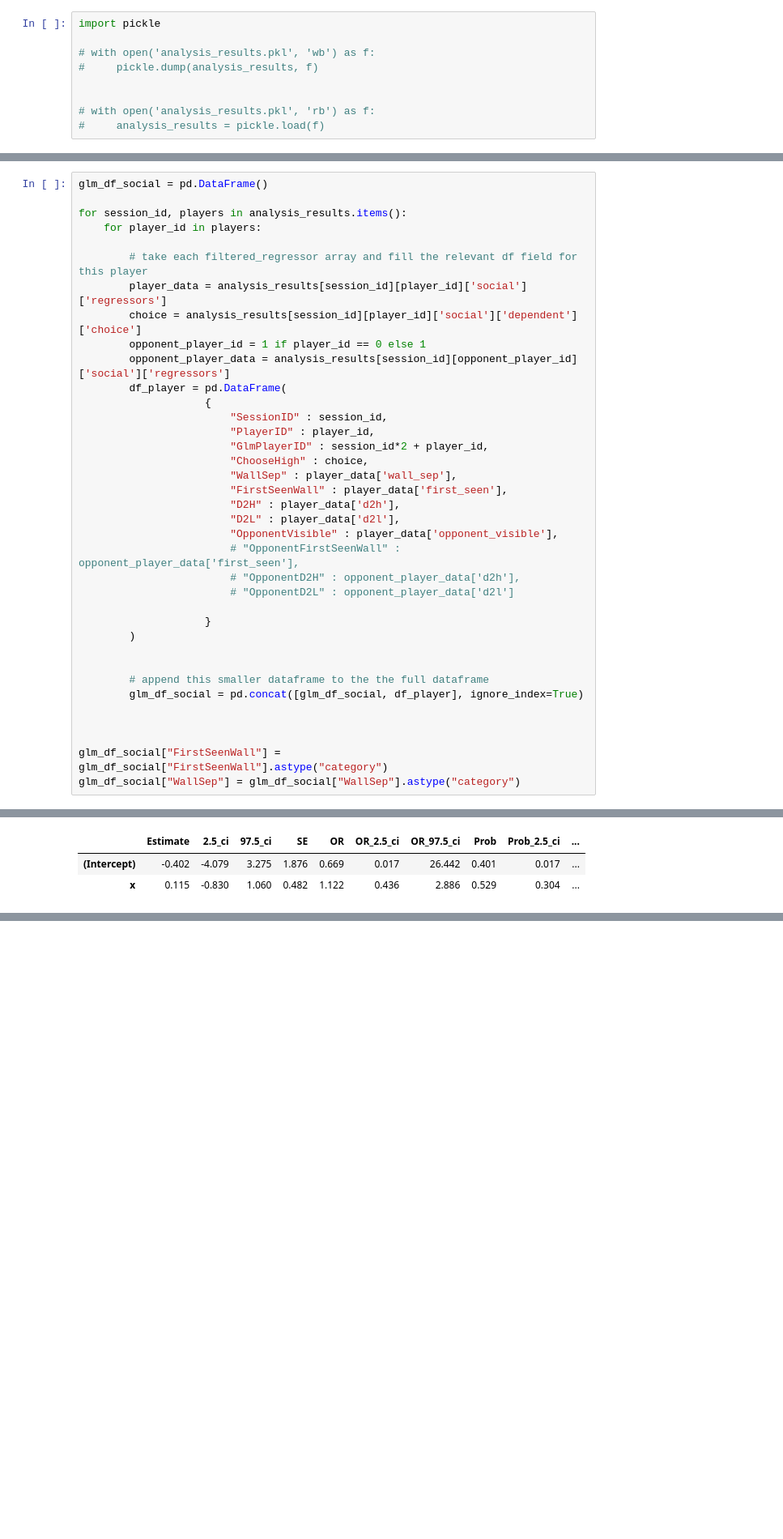
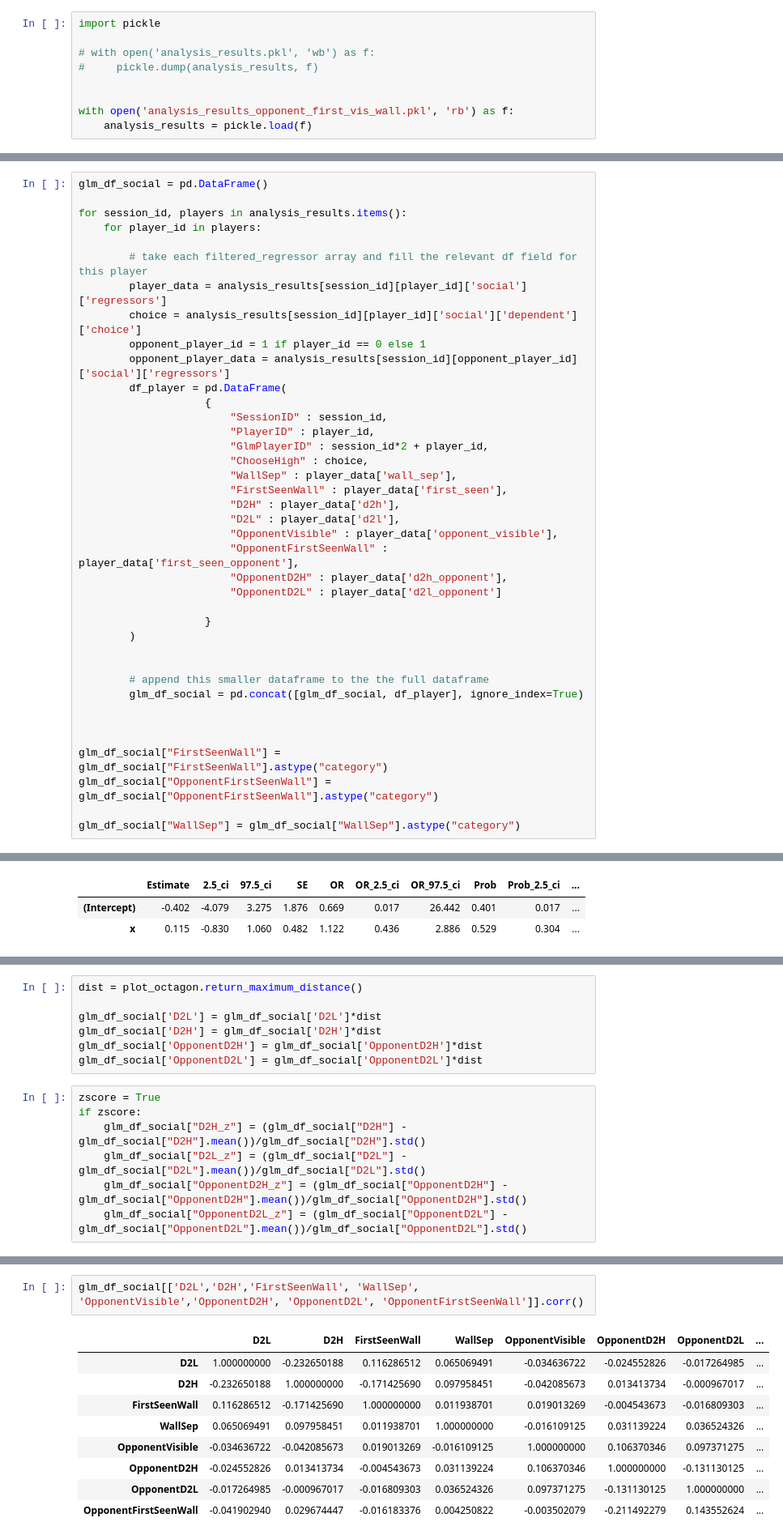
Before and after one commit to tomhagley6/octagon_analysis, a Jupyter notebook: sandbox/GLM_sandbox3.ipynb, the cells around one changed output, grey strips where cells are left out. Shown: that part at 81% size. Saved outputs shown, nothing was run; the diff lists cells and outputs as text; blank space fills up the shorter version.

```diff
--- a/sandbox/GLM_sandbox3.ipynb
+++ b/sandbox/GLM_sandbox3.ipynb
@@ -659,8 +457,8 @@ import pickle
 #     pickle.dump(analysis_results, f)
 
 
-# with open('analysis_results.pkl', 'rb') as f:
-#     analysis_results = pickle.load(f)
+with open('analysis_results_opponent_first_vis_wall.pkl', 'rb') as f:
+    analysis_results = pickle.load(f)
 # %% [markdown]
 #### Populate a dataframe, with a row for each trial, and fields for regressors (only including trials with fully-populated regressors)
 # %%
@@ -685,9 +483,9 @@ for session_id, players in analysis_results.items():
                         "D2H" : player_data['d2h'],
                         "D2L" : player_data['d2l'],
                         "OpponentVisible" : player_data['opponent_visible'],
-                        # "OpponentFirstSeenWall" : opponent_player_data['first_seen'],
-                        # "OpponentD2H" : opponent_player_data['d2h'],
-                        # "OpponentD2L" : opponent_player_data['d2l']
+                        "OpponentFirstSeenWall" : player_data['first_seen_opponent'],
+                        "OpponentD2H" : player_data['d2h_opponent'],
+                        "OpponentD2L" : player_data['d2l_opponent']
 
                     }
         )
@@ -699,6 +497,8 @@ for session_id, players in analysis_results.items():
 
 
 glm_df_social["FirstSeenWall"] = glm_df_social["FirstSeenWall"].astype("category")
+glm_df_social["OpponentFirstSeenWall"] = glm_df_social["OpponentFirstSeenWall"].astype("category")
+
 glm_df_social["WallSep"] = glm_df_social["WallSep"].astype("category")
 # %%
 glm_df_solo = pd.DataFrame()
@@ -815,3 +627,17 @@ Name: ChooseHigh, Length: 2796, dtype: float64
+# %%
+dist = plot_octagon.return_maximum_distance()
+
+glm_df_social['D2L'] = glm_df_social['D2L']*dist
+glm_df_social['D2H'] = glm_df_social['D2H']*dist
+glm_df_social['OpponentD2H'] = glm_df_social['OpponentD2H']*dist
+glm_df_social['OpponentD2L'] = glm_df_social['OpponentD2L']*dist
+# %%
+zscore = True
+if zscore:
+    glm_df_social["D2H_z"] = (glm_df_social["D2H"] - glm_df_social["D2H"].mean())/glm_df_social["D2H"].std()
+    glm_df_social["D2L_z"] = (glm_df_social["D2L"] - glm_df_social["D2L"].mean())/glm_df_social["D2L"].std()
+    glm_df_social["OpponentD2H_z"] = (glm_df_social["OpponentD2H"] - glm_df_social["OpponentD2H"].mean())/glm_df_social["OpponentD2H"].std()
+    glm_df_social["OpponentD2L_z"] = (glm_df_social["OpponentD2L"] - glm_df_social["OpponentD2L"].mean())/glm_df_social["OpponentD2L"].std()
 # %%
 from pymer4.models import Lmer
 
@@ -885,3 +742,15 @@ OpponentVisible      0.023  -0.209    0.255  0.118   1.023      0.811       1.29
+# %%
+glm_df_social[['D2L','D2H','FirstSeenWall', 'WallSep', 'OpponentVisible','OpponentD2H', 'OpponentD2L', 'OpponentFirstSeenWall']].corr()
+# %% [output]
+|  | D2L | D2H | FirstSeenWall | WallSep | OpponentVisible | OpponentD2H | OpponentD2L | ... |
+| D2L | 1.000000000 | -0.232650188 | 0.116286512 | 0.065069491 | -0.034636722 | -0.024552826 | -0.017264985 | ... |
+| D2H | -0.232650188 | 1.000000000 | -0.171425690 | 0.097958451 | -0.042085673 | 0.013413734 | -0.000967017 | ... |
+| FirstSeenWall | 0.116286512 | -0.171425690 | 1.000000000 | 0.011938701 | 0.019013269 | -0.004543673 | -0.016809303 | ... |
+| WallSep | 0.065069491 | 0.097958451 | 0.011938701 | 1.000000000 | -0.016109125 | 0.031139224 | 0.036524326 | ... |
+| OpponentVisible | -0.034636722 | -0.042085673 | 0.019013269 | -0.016109125 | 1.000000000 | 0.106370346 | 0.097371275 | ... |
+| OpponentD2H | -0.024552826 | 0.013413734 | -0.004543673 | 0.031139224 | 0.106370346 | 1.000000000 | -0.131130125 | ... |
+| OpponentD2L | -0.017264985 | -0.000967017 | -0.016809303 | 0.036524326 | 0.097371275 | -0.131130125 | 1.000000000 | ... |
+| OpponentFirstSeenWall | -0.041902940 | 0.029674447 | -0.016183376 | 0.004250822 | -0.003502079 | -0.211492279 | 0.143552624 | ... |
 # %%
 print(results)
 # %% [output]
```
Also changed, not shown: parts of 22 cells of this notebook, 2 other files.
